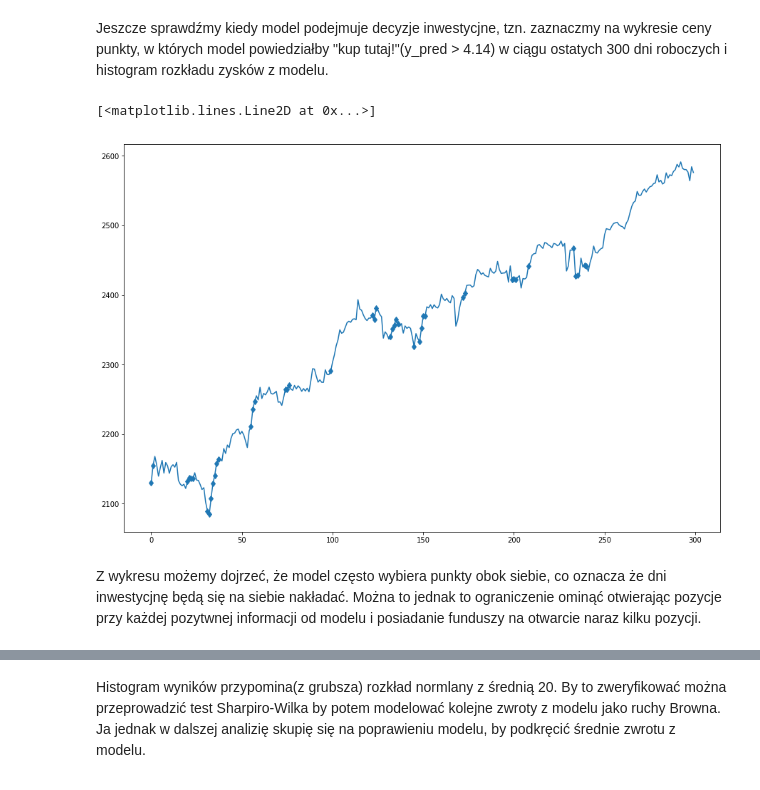
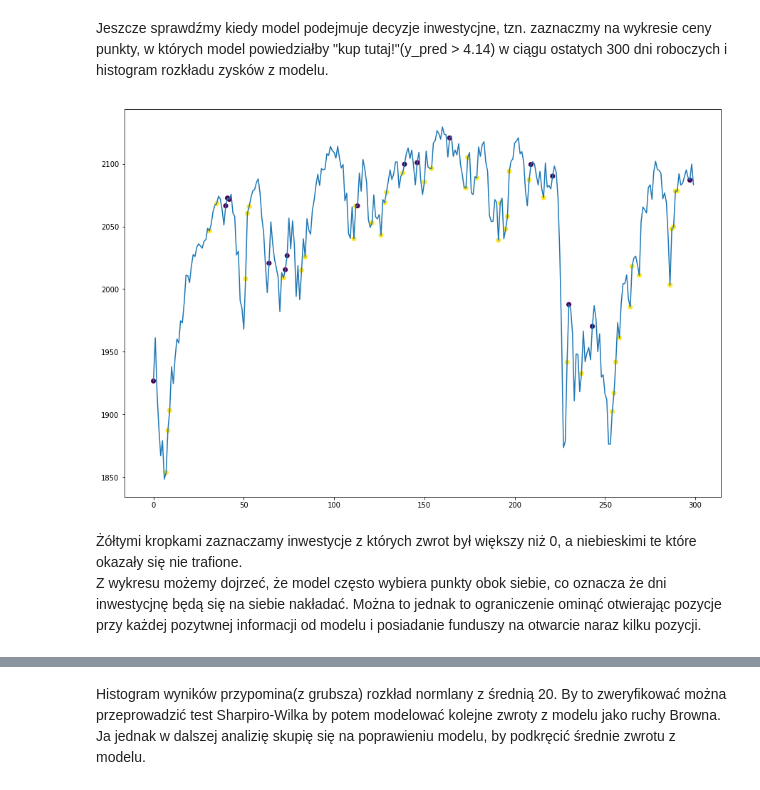
Before and after one commit to OlafSk/Modelowanie-AT, a Jupyter notebook: Paper2.ipynb, the cells around one changed output, grey strips where cells are left out. Saved outputs shown, nothing was run; the diff lists cells and outputs as text; code cells hidden in the pictures.

```diff
--- a/Paper2.ipynb
+++ b/Paper2.ipynb
@@ -180,2 +153,0 @@ Jak widać metody drzewiaste wypadają dużo gorzej od SVM, zobaczmy co się dzi
-# %%
-svr.fit(X_train, y3_train)
@@ -189,2 +153,0 @@ meanReturnCurve(y3_test, svr.predict(X_test))
-# %%
-rf.fit(X_train, y3_train)
@@ -202,2 +153,0 @@ meanReturnCurve(y3_test, rf.predict(X_test))
-# %%
-xgb.fit(X_train, y3_train)
@@ -279,14 +220,18 @@ Jak widać jest to różnica która jest dość istotna co oznacza, że modelowa
 Można również spróbować zwiększyć moc modelu przy pomocy szukania optymalnych parametrów naszych modeli czy testowania na różnych instrumentach finansowych.
 # %% [markdown]
 Jeszcze sprawdźmy kiedy model podejmuje decyzje inwestycjne, tzn. zaznaczmy na wykresie ceny punkty, w których model powiedziałby "kup tutaj!"(y_pred > 4.14) w ciągu ostatych 300 dni roboczych i histogram rozkładu zysków z modelu.
+# %%
+col = y5_test[-800:-500][y_pred[-800:-500] > 7.26] > 0
 # %%
-markers = np.where(y_pred[-300:] > 4.14)
+markers = np.where(y_pred[-800:-500] > 7.26)
 plt.figure(figsize=(15,10))
-plt.plot(range(300), price[-300:],"-d", markevery=markers[0])
+plt.plot(range(300), price[-805:-505])
+zplt.scatter(markers, price[-805:-505][y_pred[-800:-500] > 7.26], c=col)
+plt.show()
 # %% [output]
-[<matplotlib.lines.Line2D at 0x...>]
-[figure, old version]
+[figure, new version]
 # %% [markdown]
+Żółtymi kropkami zaznaczamy inwestycje z których zwrot był większy niż 0, a niebieskimi te które okazały się nie trafione. <br>
 Z wykresu możemy dojrzeć, że model często wybiera punkty obok siebie, co oznacza że dni inwestycjnę będą się na siebie nakładać. Można to jednak to ograniczenie ominąć otwierając pozycje przy każdej pozytwnej informacji od modelu i posiadanie funduszy na otwarcie naraz kilku pozycji.
 # %%
 plt.hist(y5_test[y_pred > 4.14])
```
Also changed, not shown: parts of 35 cells of this notebook.
